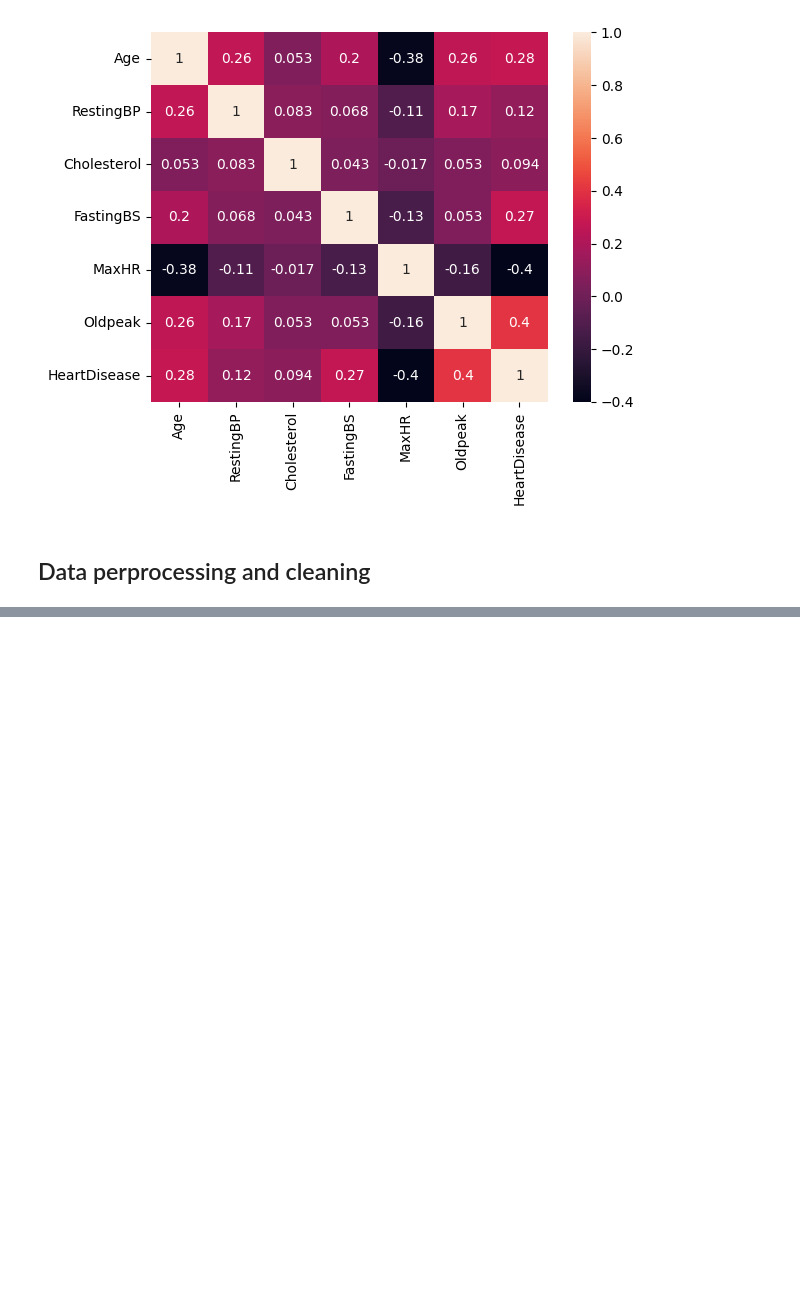
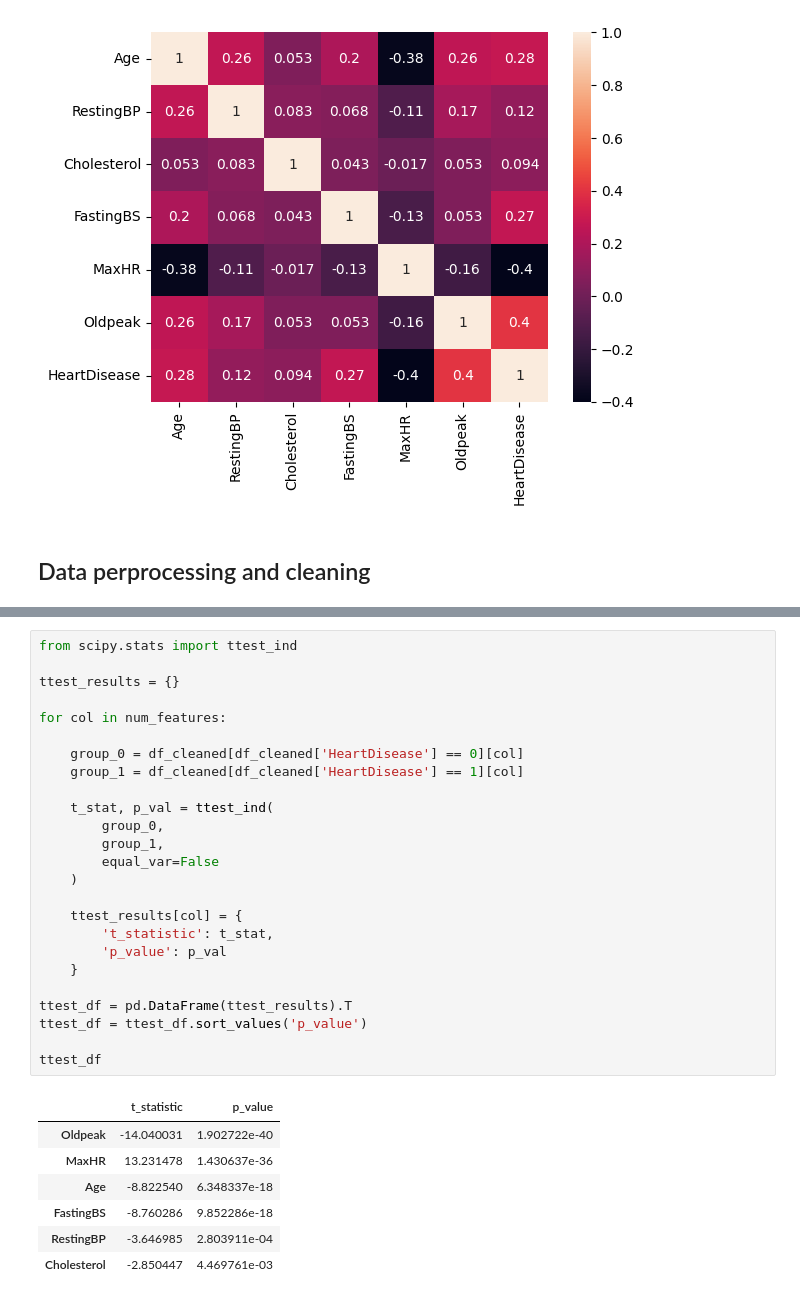
Before and after one commit to arshiafreen090/ML-Data-Preprocessing, a Jupyter notebook: Heart.ipynb, the cells around one changed output, grey strips where cells are left out. Cells and saved outputs as stored; diff of their text form; blank space fills up the shorter version.

```diff
--- a/Heart.ipynb
+++ b/Heart.ipynb
@@ -311,0 +355,33 @@ df_cleaned[['Sex', 'ExerciseAngina']].head(10)
+# %%
+from scipy.stats import ttest_ind
+
+ttest_results = {}
+
+for col in num_features:
+
+    group_0 = df_cleaned[df_cleaned['HeartDisease'] == 0][col]
+    group_1 = df_cleaned[df_cleaned['HeartDisease'] == 1][col]
+
+    t_stat, p_val = ttest_ind(
+        group_0,
+        group_1,
+        equal_var=False
+    )
+
+    ttest_results[col] = {
+        't_statistic': t_stat,
+        'p_value': p_val
+    }
+
+ttest_df = pd.DataFrame(ttest_results).T
+ttest_df = ttest_df.sort_values('p_value')
+
+ttest_df
+# %% [output]
+|  | t_statistic | p_value |
+| Oldpeak | -14.040031 | 1.902722e-40 |
+| MaxHR | 13.231478 | 1.430637e-36 |
+| Age | -8.822540 | 6.348337e-18 |
+| FastingBS | -8.760286 | 9.852286e-18 |
+| RestingBP | -3.646985 | 2.803911e-04 |
+| Cholesterol | -2.850447 | 4.469761e-03 |
```
Also changed, not shown: parts of 47 cells of this notebook.
